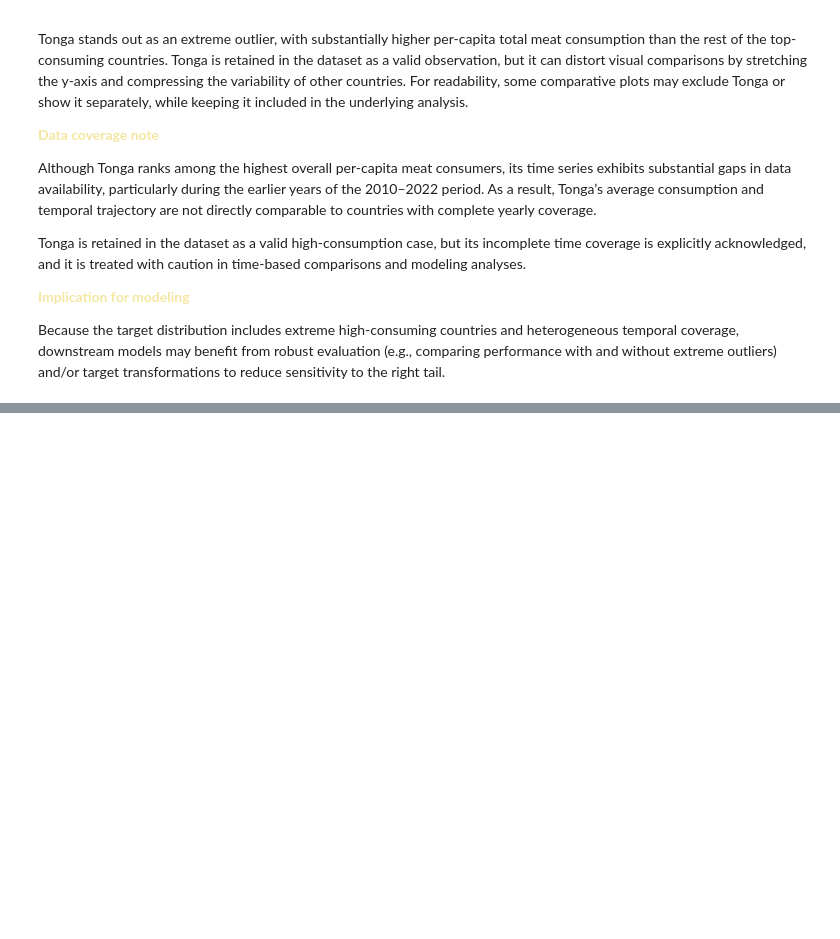
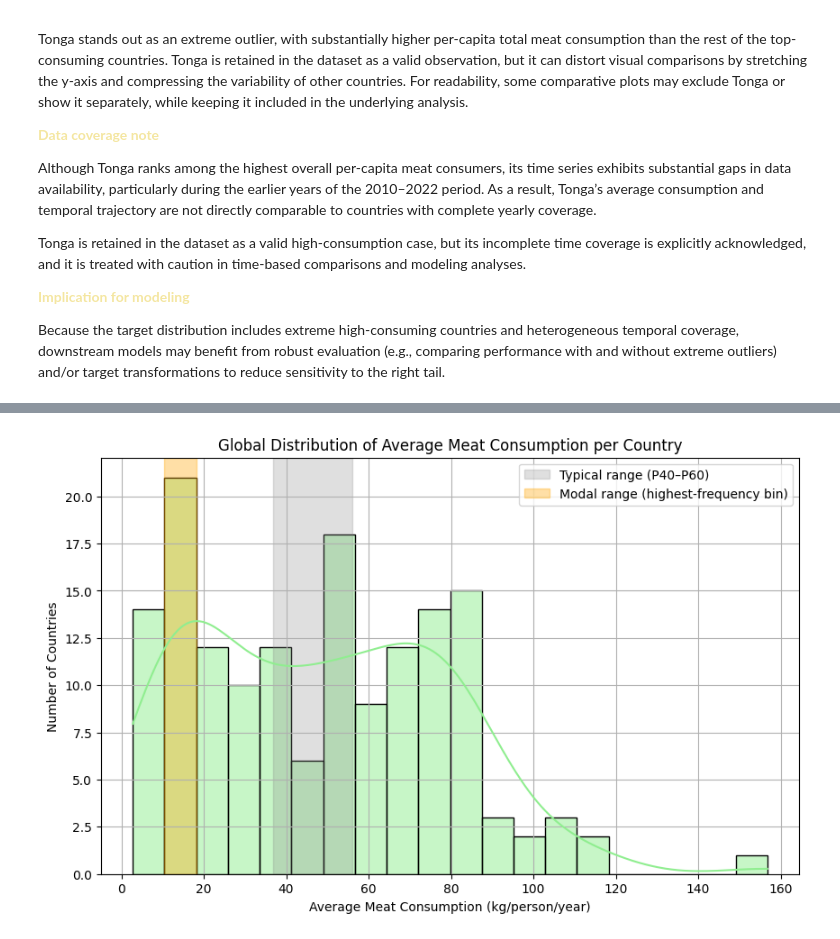
Before and after one commit to mquezada13/meat-consumption-analysis, a Jupyter notebook: notebooks/02_data_exploration.ipynb, the cells around one changed output, grey strips where cells are left out. Drawn from its saved outputs; the diff is of its cells as text; code cells hidden in the pictures; blank space fills up the shorter version.

Commit message:
Updated EDA with mode

```diff
--- a/notebooks/02_data_exploration.ipynb
+++ b/notebooks/02_data_exploration.ipynb
@@ -538,0 +542,13 @@ Because the target distribution includes extreme high-consuming countries and he
+# %%
+# Data
+values = avg_meat_by_country['avg_meat']
+
+# --- Step 1: histogram to get the modal bin ---
+counts, bin_edges = np.histogram(values, bins=20)
+
+modal_bin_index = np.argmax(counts)
+modal_min = bin_edges[modal_bin_index]
+modal_max = bin_edges[modal_bin_index + 1]
+
+print(f"Modal range (bin with highest frequency): "
+      f"{modal_min:.2f} – {modal_max:.2f} kg/person/year")
@@ -538,0 +579,37 @@ Because the target distribution includes extreme high-consuming countries and he
+# %%
+plt.figure(figsize=(10, 6))
+
+# Histogram + KDE
+sns.histplot(
+    values,
+    bins=20,
+    kde=True,
+    color='lightgreen'
+)
+
+# Typical range (NOT the mode, just reference)
+plt.axvspan(
+    values.quantile(0.40),
+    values.quantile(0.60),
+    alpha=0.25,
+    color='gray',
+    label='Typical range (P40–P60)'
+)
+
+# Modal range (THIS is the mode)
+plt.axvspan(
+    modal_min,
+    modal_max,
+    alpha=0.35,
+    color='orange',
+    label='Modal range (highest-frequency bin)'
+)
+
+plt.title("Global Distribution of Average Meat Consumption per Country")
+plt.xlabel("Average Meat Consumption (kg/person/year)")
+plt.ylabel("Number of Countries")
+plt.legend()
+plt.grid()
+plt.show()
+# %% [output]
+[figure, added]
```
Also changed, not shown: parts of 4 cells of this notebook, 2 other files.
